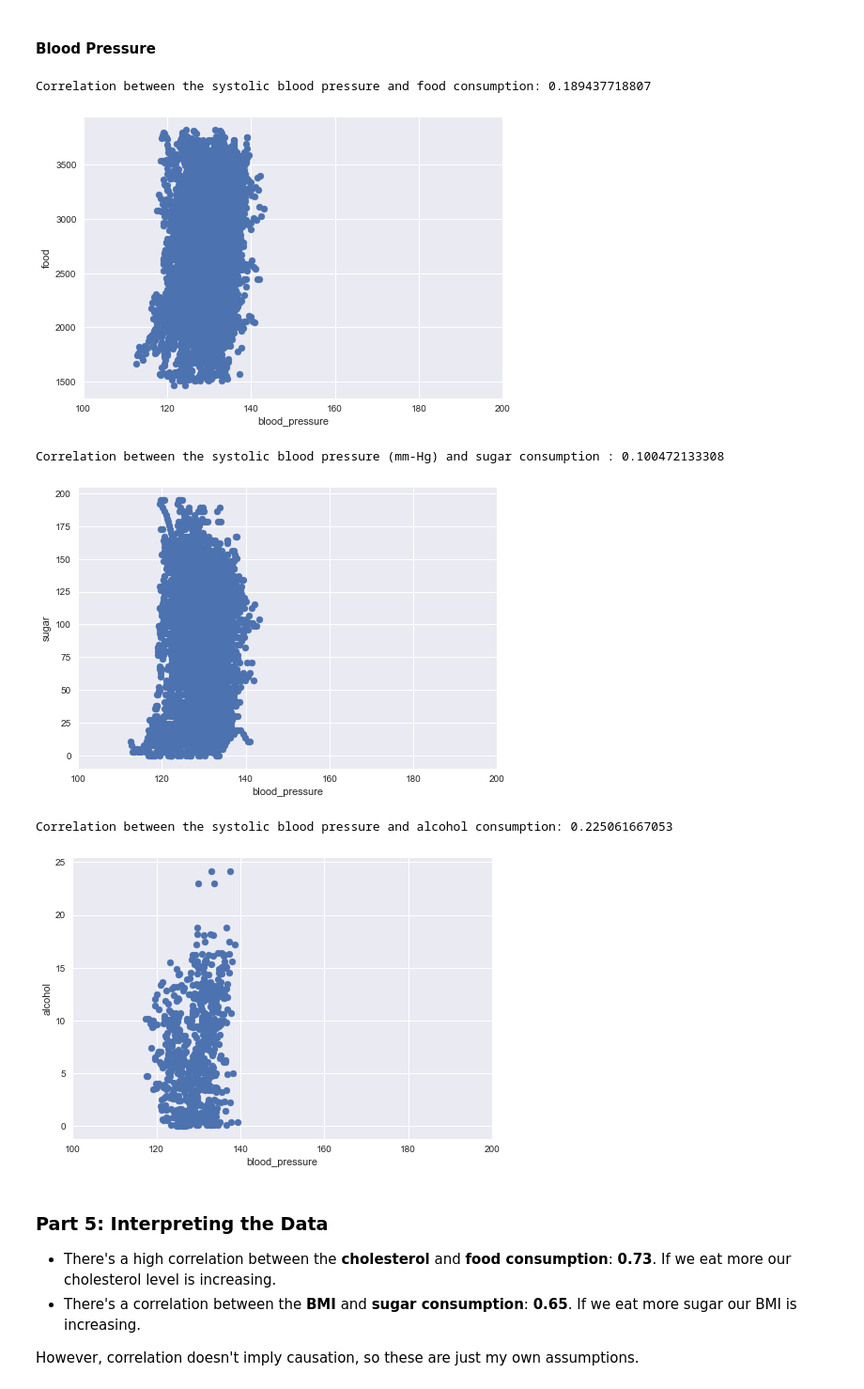
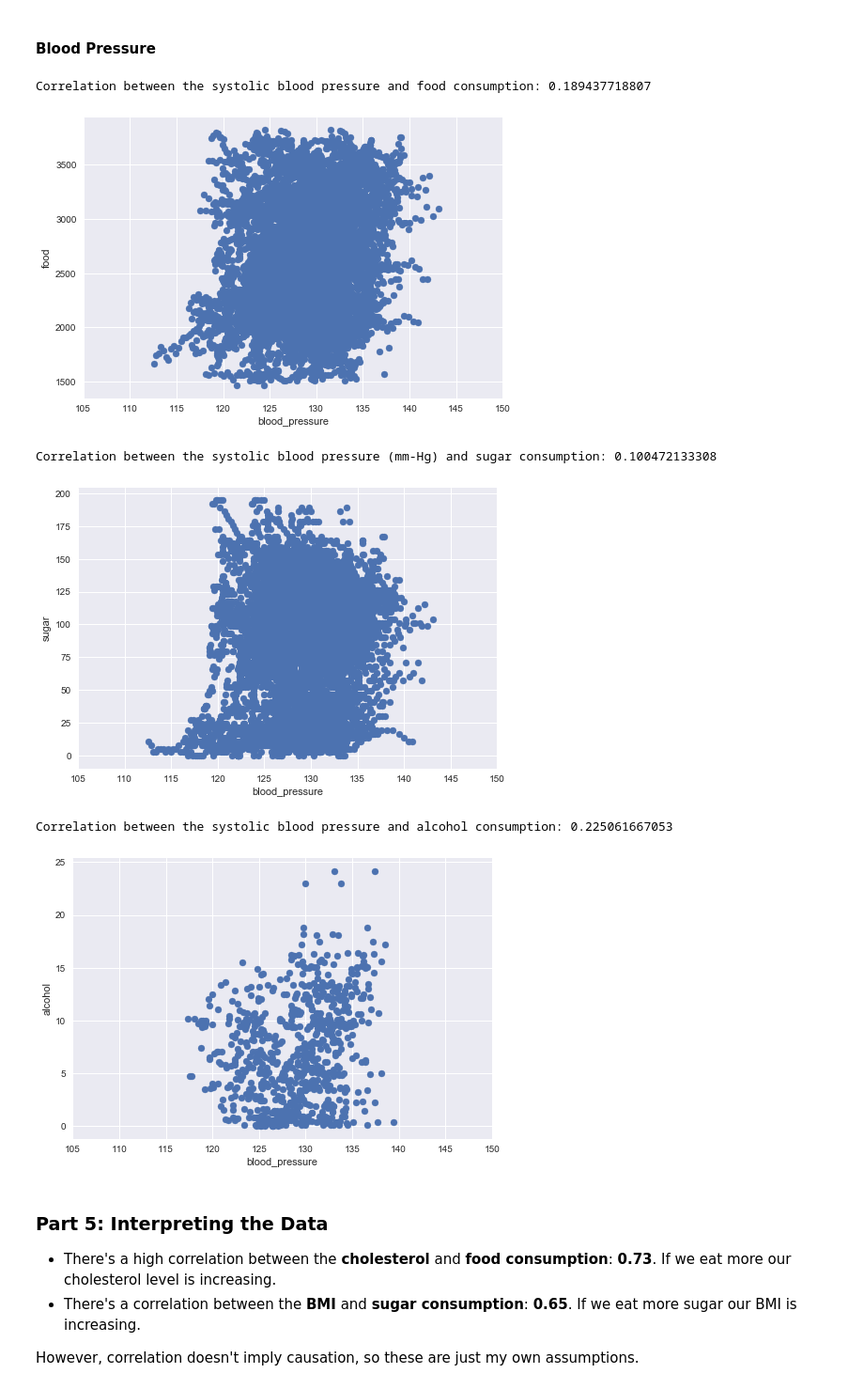
Before and after one commit to Ventsislav-Yordanov/Health-Exploration-and-Analytics, a Jupyter notebook: Health Exploration and Analytics Task 2.ipynb, the cells around one changed output. Shown at 94% size. Drawn from its saved outputs; the diff is of its cells as text; code cells hidden in the pictures.

```diff
--- a/Health Exploration and Analytics Task 2.ipynb
+++ b/Health Exploration and Analytics Task 2.ipynb
@@ -596,26 +596,26 @@ Correlation between bmi and alcohol: 0.185887185775
 # %% [markdown]
 #### Blood Pressure
 # %%
-x_limits = (100, 200)
+x_limits = (105, 150)
 
 print("Correlation between the systolic blood pressure and food consumption:",
       get_correlation_coefficient(data, "blood_pressure", "food"))
 scatter_plot(data, "blood_pressure", "food", x_limits)
 
-print("Correlation between the systolic blood pressure (mm-Hg) and sugar consumption :",
+print("Correlation between the systolic blood pressure (mm-Hg) and sugar consumption:",
       get_correlation_coefficient(data, "blood_pressure", "sugar"))
 scatter_plot(data, "blood_pressure", "sugar", x_limits)
 
 print("Correlation between the systolic blood pressure and alcohol consumption:",
       get_correlation_coefficient(data, "blood_pressure", "alcohol"))
 scatter_plot(data, "blood_pressure", "alcohol", x_limits)
 # %% [output]
 Correlation between the systolic blood pressure and food consumption: 0.189437718807
-[figure, old version]
+[figure, new version]
-Correlation between the systolic blood pressure (mm-Hg) and sugar consumption : 0.100472133308
+Correlation between the systolic blood pressure (mm-Hg) and sugar consumption: 0.100472133308
-[figure, old version]
+[figure, new version]
 Correlation between the systolic blood pressure and alcohol consumption: 0.225061667053
-[figure, old version]
+[figure, new version]
 # %% [markdown]
 ### Part 5: Interpreting the Data
 * There's a high correlation between the **cholesterol** and **food consumption**: **0.73**. If we eat more our cholesterol level is increasing.
```
Also changed, not shown: parts of 4 cells of this notebook, 1 other file.
